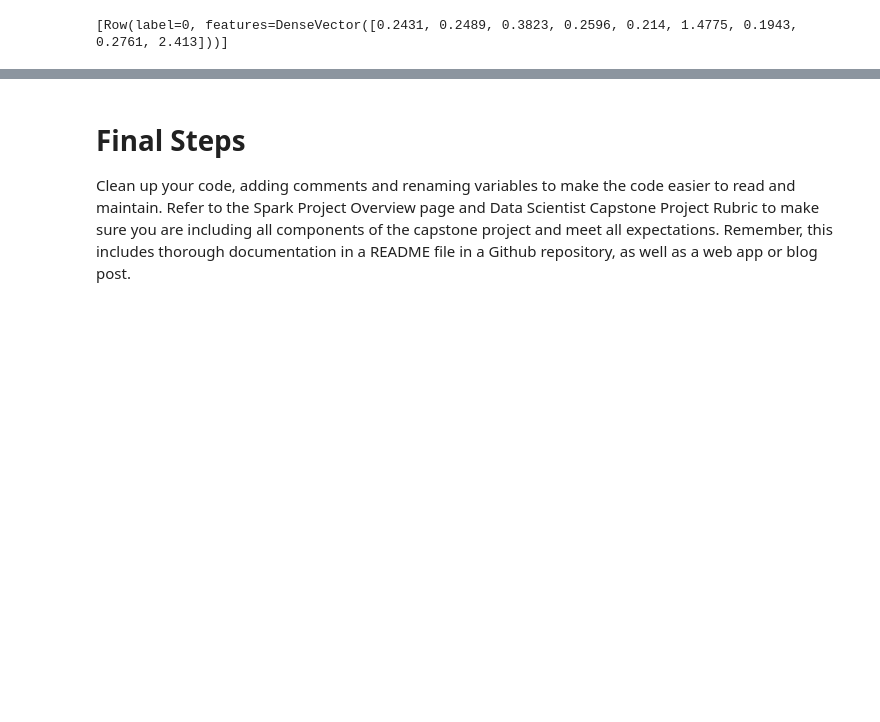
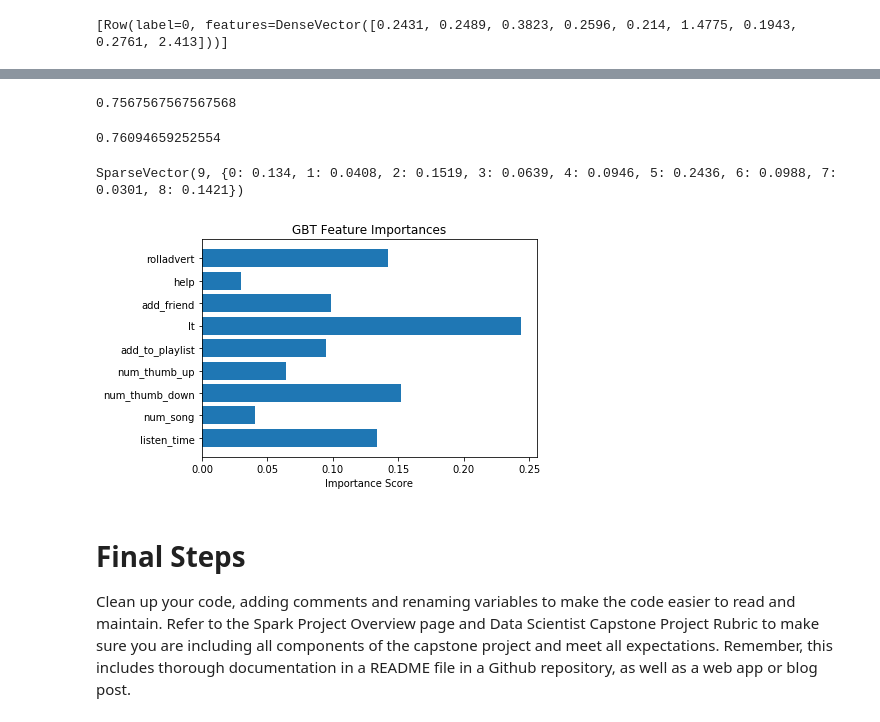
Before and after one commit to Mcamin/-User-Churn-Prediction, a Jupyter notebook: Sparkify.ipynb, the cells around one changed output, grey strips where cells are left out. Cells and saved outputs as stored; diff of their text form; code cells hidden in the pictures; blank space fills up the shorter version.

Commit message:
Finished Model tuning

```diff
--- a/Sparkify.ipynb
+++ b/Sparkify.ipynb
@@ -427,3 +437,29 @@ cvModel_q3.avgMetrics
+# %%
+evaluator = MulticlassClassificationEvaluator(predictionCol="prediction")
+print(evaluator.evaluate(results, {evaluator.metricName: "accuracy"}))
+# %% [output]
+0.7567567567567568
+# %%
+print(evaluator.evaluate(results, {evaluator.metricName: "f1"}))
+# %% [output]
+0.76094659252554
+# %%
+gbt_model.featureImportances
+# %% [output]
+SparseVector(9, {0: 0.134, 1: 0.0408, 2: 0.1519, 3: 0.0639, 4: 0.0946, 5: 0.2436, 6: 0.0988, 7: 0.0301, 8: 0.1421})
+# %%
+importances  = [ 0.134,0.0408,0.1519,0.0639,0.0946,0.2436,0.0988,0.0301,0.1421]
+feature = ["listen_time", "num_song", "num_thumb_down", \
+          'num_thumb_up','add_to_playlist','lt','add_friend','help','rolladvert']
+y_pos = np.arange(len(feature))
+
+plt.barh(y_pos, importances, align='center')
+plt.yticks(y_pos, feature)
+plt.xlabel('Importance Score')
+plt.title('GBT Feature Importances')
+plt.savefig('GBT feature Importance.png', dpi=300)
+# %% [output]
+[figure, added]
 # %% [markdown]
 # Final Steps
 Clean up your code, adding comments and renaming variables to make the code easier to read and maintain. Refer to the Spark Project Overview page and Data Scientist Capstone Project Rubric to make sure you are including all components of the capstone project and meet all expectations. Remember, this includes thorough documentation in a README file in a Github repository, as well as a web app or blog post.
```
Also changed, not shown: parts of 9 cells of this notebook.
